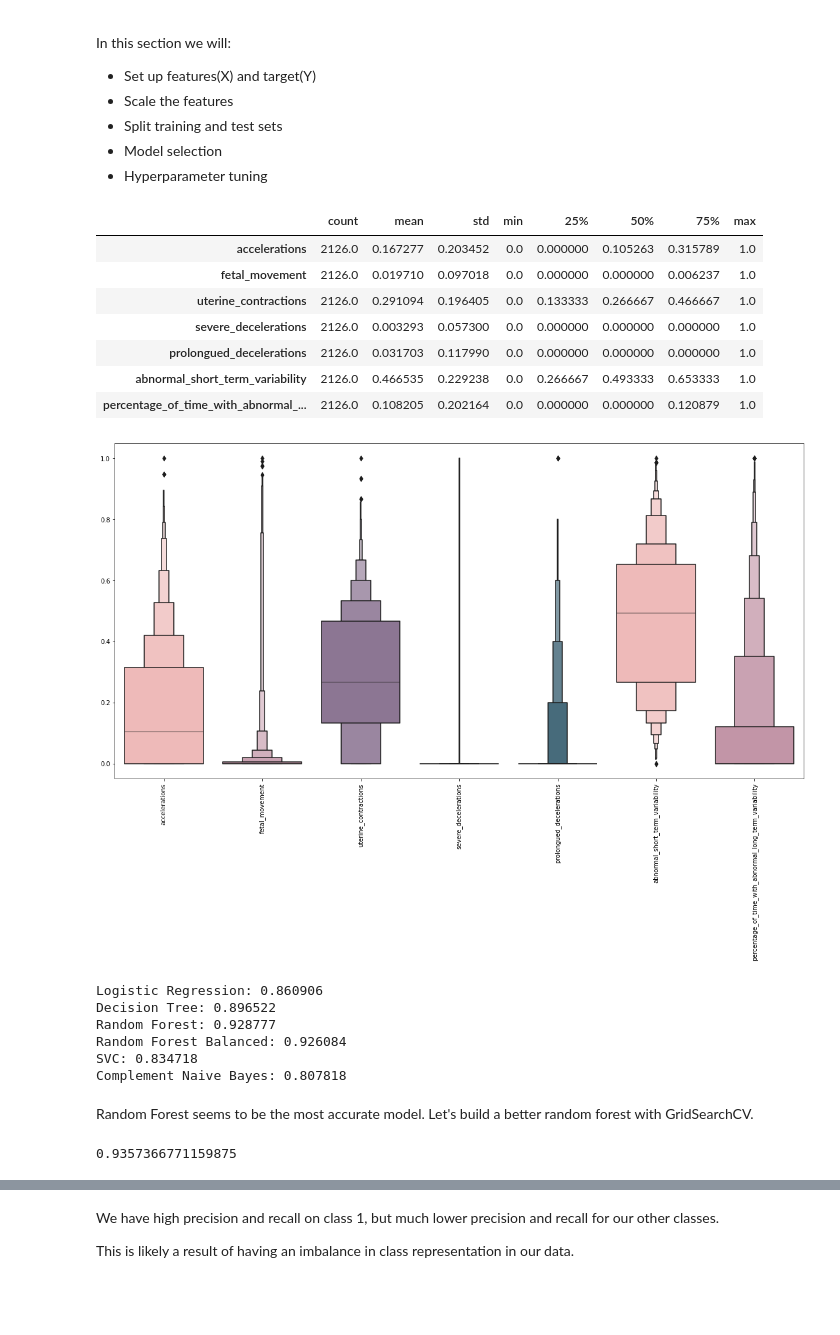
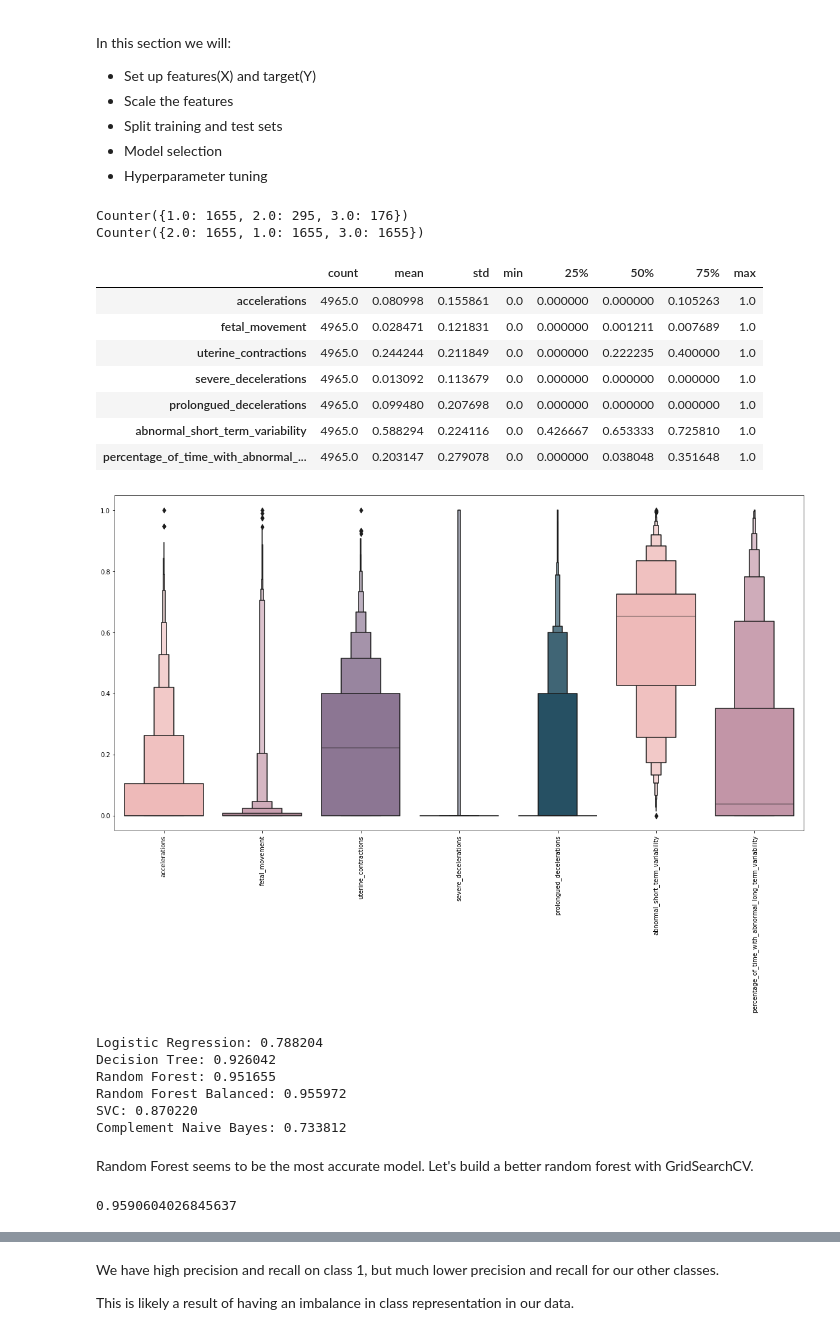
Before and after one commit to Tachnyan/Fetal-Health-Classification_CSC493-Project, a Jupyter notebook: notebook.ipynb, the cells around one changed output, grey strips where cells are left out. Cells and saved outputs as stored; diff of their text form; code cells hidden in the pictures; blank space fills up the shorter version.

```diff
--- a/notebook.ipynb
+++ b/notebook.ipynb
@@ -23,7 +24,7 @@ from sklearn.metrics import roc_curve, auc, roc_auc_score
 from sklearn.naive_bayes import ComplementNB
 np.random.seed(0)
 # %%
-df = pd.read_csv("./data.csv")
+df = pd.read_csv("./fetal_health.csv")
 df.head()
 # %% [output]
 |  | baseline value | accelerations | fetal_movement | uterine_contractions | light_decelerations | ... |
@@ -200,40 +201,51 @@ X = df.drop([
     #'uterine_contractions',
     'light_decelerations',
     #'severe_decelerations',
     #'prolongued_decelerations',
     #'abnormal_short_term_variability',
     'mean_value_of_short_term_variability',
     #'percentage_of_time_with_abnormal_long_term_variability',
     'mean_value_of_long_term_variability',
     'histogram_width',
     'histogram_min',
     'histogram_max',
     'histogram_number_of_peaks',
     'histogram_number_of_zeroes',
     'histogram_mode',
     'histogram_mean',
     'histogram_median',
     'histogram_variance',
     'histogram_tendency'
 ], axis=1)
 
 y = df["fetal_health"]
 
 # Set up a min max scaler for the features
 col_names = list(X.columns)
 s_scaler = preprocessing.MinMaxScaler()
 X_df= s_scaler.fit_transform(X)
 X_df = pd.DataFrame(X_df, columns=col_names)
+
+# Since we have such a high imbalance in our class representations, we can oversample our data
+counter = Counter(y)
+print(counter)
+oversample = SMOTE()
+X_df, y = oversample.fit_resample(X_df, y)
+counter = Counter(y)
+print(counter)
+
 X_df.describe().T
 # %% [output]
+Counter({1.0: 1655, 2.0: 295, 3.0: 176})
+Counter({2.0: 1655, 1.0: 1655, 3.0: 1655})
 |  | count | mean | std | min | 25% | 50% | 75% | max |
-| accelerations | 2126.0 | 0.167277 | 0.203452 | 0.0 | 0.000000 | 0.105263 | 0.315789 | 1.0 |
-| fetal_movement | 2126.0 | 0.019710 | 0.097018 | 0.0 | 0.000000 | 0.000000 | 0.006237 | 1.0 |
-| uterine_contractions | 2126.0 | 0.291094 | 0.196405 | 0.0 | 0.133333 | 0.266667 | 0.466667 | 1.0 |
-| severe_decelerations | 2126.0 | 0.003293 | 0.057300 | 0.0 | 0.000000 | 0.000000 | 0.000000 | 1.0 |
-| prolongued_decelerations | 2126.0 | 0.031703 | 0.117990 | 0.0 | 0.000000 | 0.000000 | 0.000000 | 1.0 |
-| abnormal_short_term_variability | 2126.0 | 0.466535 | 0.229238 | 0.0 | 0.266667 | 0.493333 | 0.653333 | 1.0 |
-| percentage_of_time_with_abnormal_... | 2126.0 | 0.108205 | 0.202164 | 0.0 | 0.000000 | 0.000000 | 0.120879 | 1.0 |
+| accelerations | 4965.0 | 0.080998 | 0.155861 | 0.0 | 0.000000 | 0.000000 | 0.105263 | 1.0 |
+| fetal_movement | 4965.0 | 0.028471 | 0.121831 | 0.0 | 0.000000 | 0.001211 | 0.007689 | 1.0 |
+| uterine_contractions | 4965.0 | 0.244244 | 0.211849 | 0.0 | 0.000000 | 0.222235 | 0.400000 | 1.0 |
+| severe_decelerations | 4965.0 | 0.013092 | 0.113679 | 0.0 | 0.000000 | 0.000000 | 0.000000 | 1.0 |
+| prolongued_decelerations | 4965.0 | 0.099480 | 0.207698 | 0.0 | 0.000000 | 0.000000 | 0.000000 | 1.0 |
+| abnormal_short_term_variability | 4965.0 | 0.588294 | 0.224116 | 0.0 | 0.426667 | 0.653333 | 0.725810 | 1.0 |
+| percentage_of_time_with_abnormal_... | 4965.0 | 0.203147 | 0.279078 | 0.0 | 0.000000 | 0.038048 | 0.351648 | 1.0 |
 # %%
 #looking at the scaled features
 plt.figure(figsize=(20, 10))
@@ -241,7 +253,7 @@ sns.boxenplot(data=X_df, palette=shades)
 plt.xticks(rotation=90)
 plt.show()
 # %% [output]
-[figure, old version]
+[figure, new version]
 # %%
 #spliting test and training sets
 X_train, X_test, y_train, y_test = train_test_split(X_df, y, test_size=0.3, random_state=42)
@@ -276,12 +288,12 @@ for name in classifiers:
         best_mean = mean
         best_classifier = classifiers[name]
 # %% [output]
-Logistic Regression: 0.860906
-Decision Tree: 0.896522
-Random Forest: 0.928777
-Random Forest Balanced: 0.926084
-SVC: 0.834718
-Complement Naive Bayes: 0.807818
+Logistic Regression: 0.788204
+Decision Tree: 0.926042
+Random Forest: 0.951655
+Random Forest Balanced: 0.955972
+SVC: 0.870220
+Complement Naive Bayes: 0.733812
 # %% [markdown]
 Random Forest seems to be the most accurate model. Let's build a better random forest with GridSearchCV.
 # %%
@@ -290,7 +302,7 @@ pred_rfc = best_classifier.predict(X_test)
 accuracy = accuracy_score(y_test, pred_rfc)
 print(accuracy)
 # %% [output]
-0.9357366771159875
+0.9590604026845637
 # %%
 # Building a dictionary with lists of optional values that will be analyzed
 parameters = {
```
Also changed, not shown: parts of 8 cells of this notebook.
